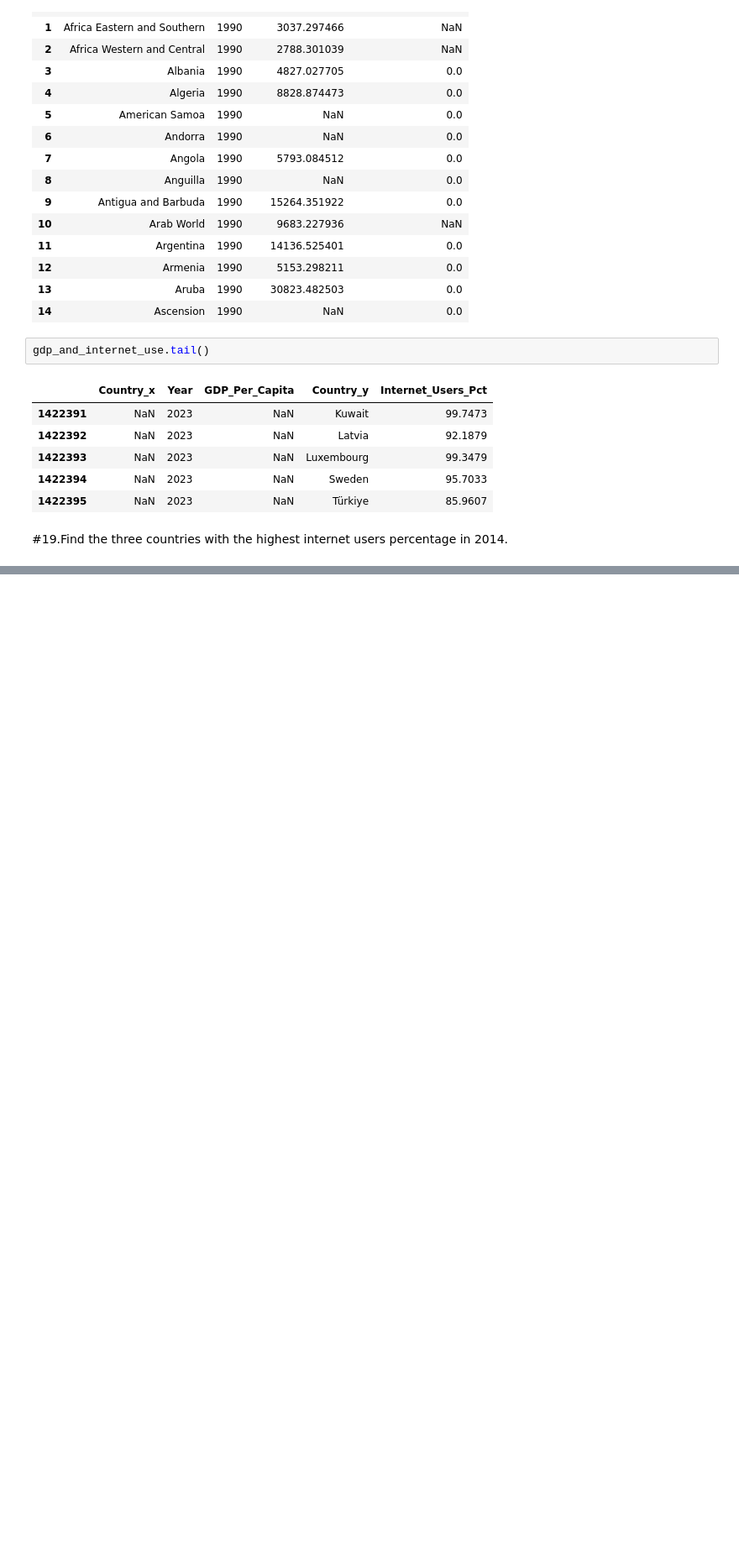
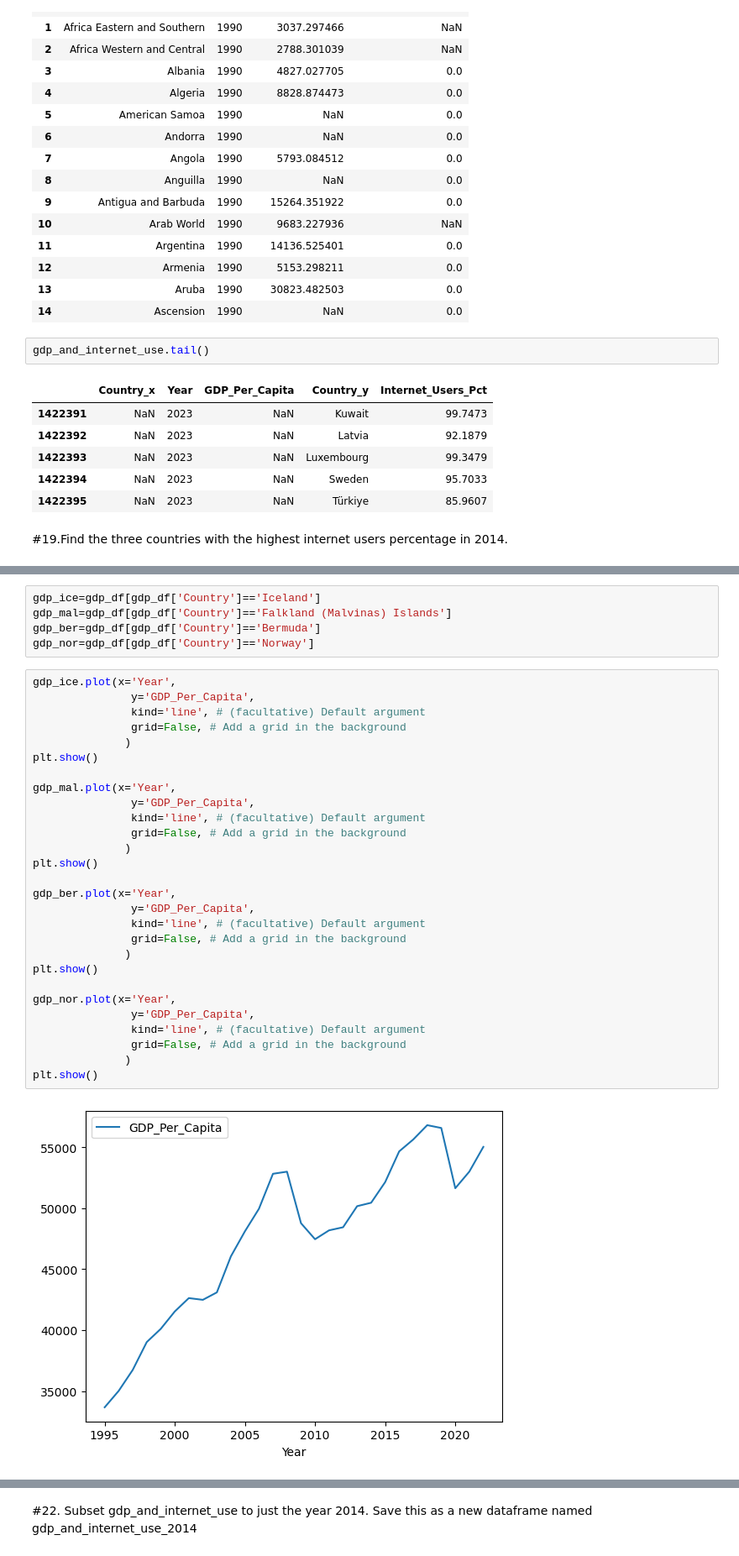
Before and after one commit to NSS-Data-Analytics-Cohort-13/un-exploration-Juancarpio14, a Jupyter notebook: notebooks/first_project_python.ipynb, the cells around one changed output, grey strips where cells are left out. Shown at 84% size. Drawn from its saved outputs; the diff is of its cells as text; blank space fills up the shorter version.

```diff
--- a/notebooks/first_project_python.ipynb
+++ b/notebooks/first_project_python.ipynb
@@ -741,0 +743,35 @@ internet_df_2014.sort_values(by='Internet_Users_Pct',ascending=False).head(3)
+# %%
+gdp_ice=gdp_df[gdp_df['Country']=='Iceland']
+gdp_mal=gdp_df[gdp_df['Country']=='Falkland (Malvinas) Islands']
+gdp_ber=gdp_df[gdp_df['Country']=='Bermuda']
+gdp_nor=gdp_df[gdp_df['Country']=='Norway']
+# %%
+gdp_ice.plot(x='Year',
+               y='GDP_Per_Capita',
+               kind='line', # (facultative) Default argument
+               grid=False, # Add a grid in the background
+              )
+plt.show()
+
+gdp_mal.plot(x='Year',
+               y='GDP_Per_Capita',
+               kind='line', # (facultative) Default argument
+               grid=False, # Add a grid in the background
+              )
+plt.show()
+
+gdp_ber.plot(x='Year',
+               y='GDP_Per_Capita',
+               kind='line', # (facultative) Default argument
+               grid=False, # Add a grid in the background
+              )
+plt.show()
+
+gdp_nor.plot(x='Year',
+               y='GDP_Per_Capita',
+               kind='line', # (facultative) Default argument
+               grid=False, # Add a grid in the background
+              )
+plt.show()
+# %% [output]
+[figure, added]
@@ -741,0 +781,2 @@ internet_df_2014.sort_values(by='Internet_Users_Pct',ascending=False).head(3)
+# %% [markdown]
+#22. Subset gdp_and_internet_use to just the year 2014. Save this as a new dataframe named gdp_and_internet_use_2014
```
Also changed, not shown: parts of 5 cells of this notebook.
